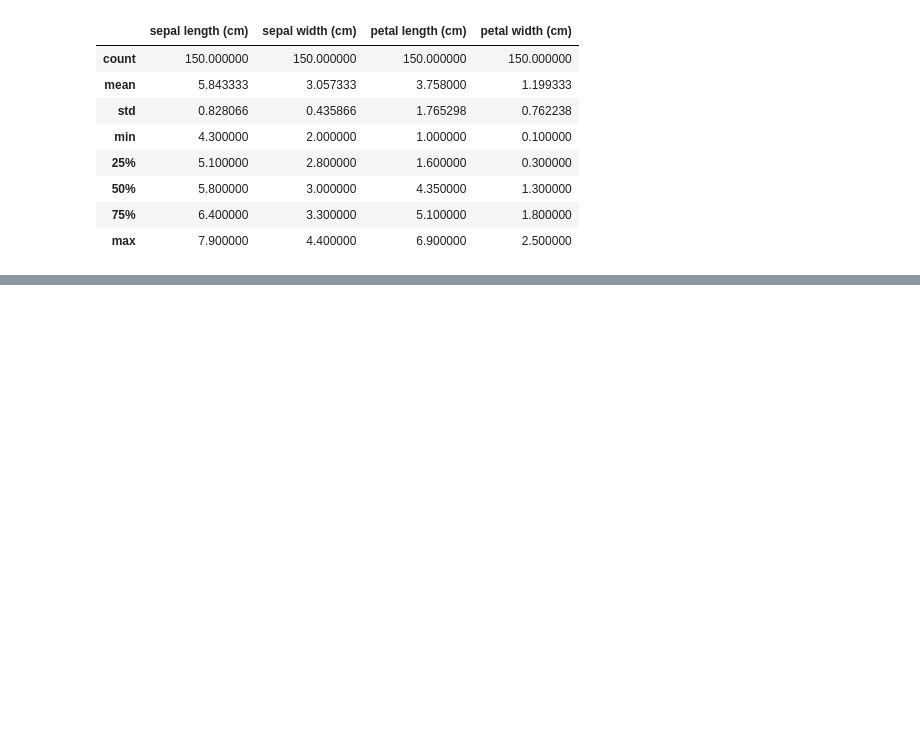
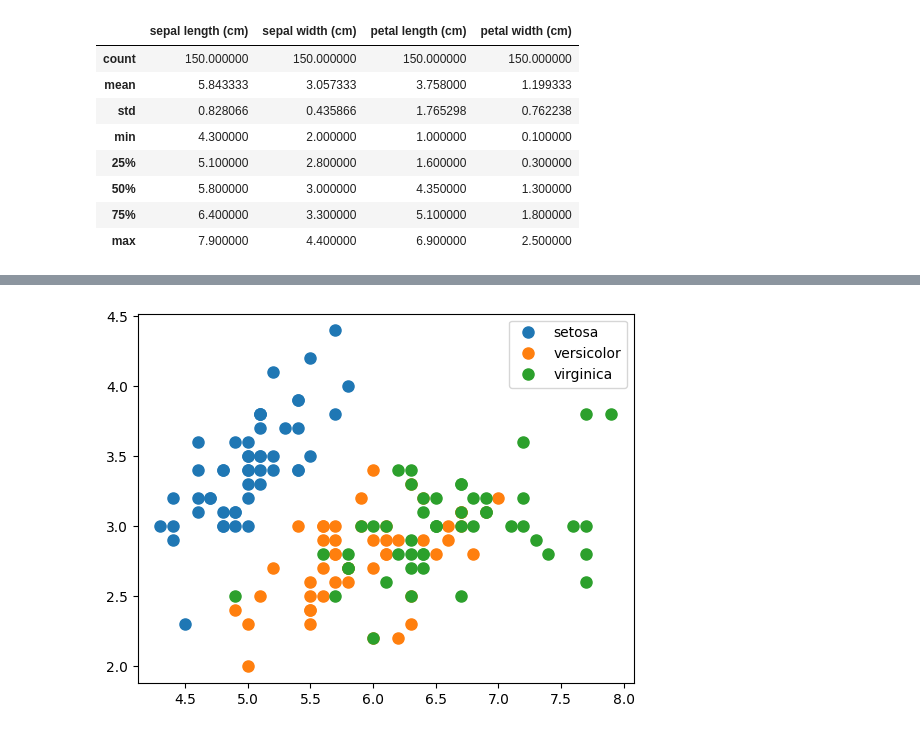
Before and after one commit to takeechi/Python_DataScience, a Jupyter notebook: try_scikit.ipynb, the cells around one changed output, grey strips where cells are left out. Drawn from its saved outputs; the diff is of its cells as text; code cells hidden in the pictures; blank space fills up the shorter version.

```diff
--- a/try_scikit.ipynb
+++ b/try_scikit.ipynb
@@ -36,0 +44,8 @@ df['target'] = data.target_names[data.target]
+# %%
+fig, ax = plt.subplots()
+for name, group in df.groupby('target'):
+    ax.plot(group['sepal length (cm)'], group['sepal width (cm)'], marker='o', linestyle='', ms=8, label=name)
+ax.legend()
+plt.show()
+# %% [output]
+[figure, added]
```
Also changed, not shown: parts of 2 cells of this notebook.
